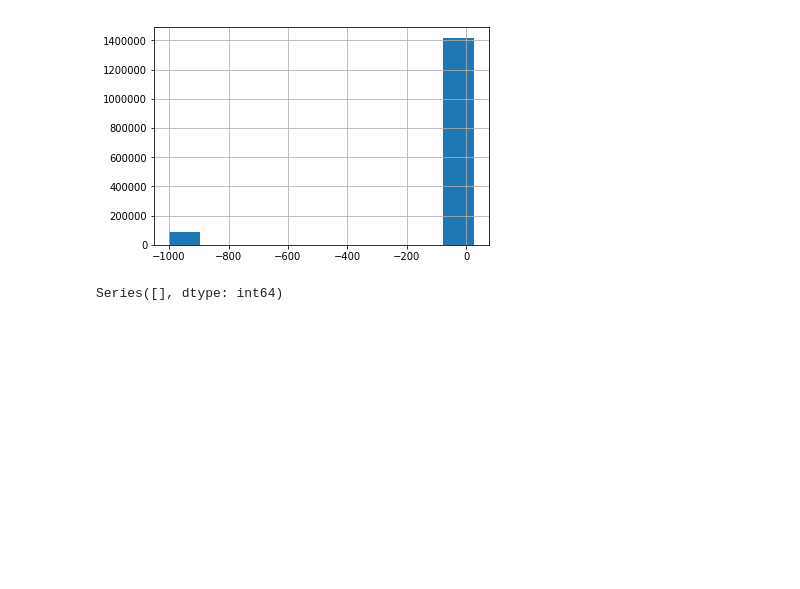
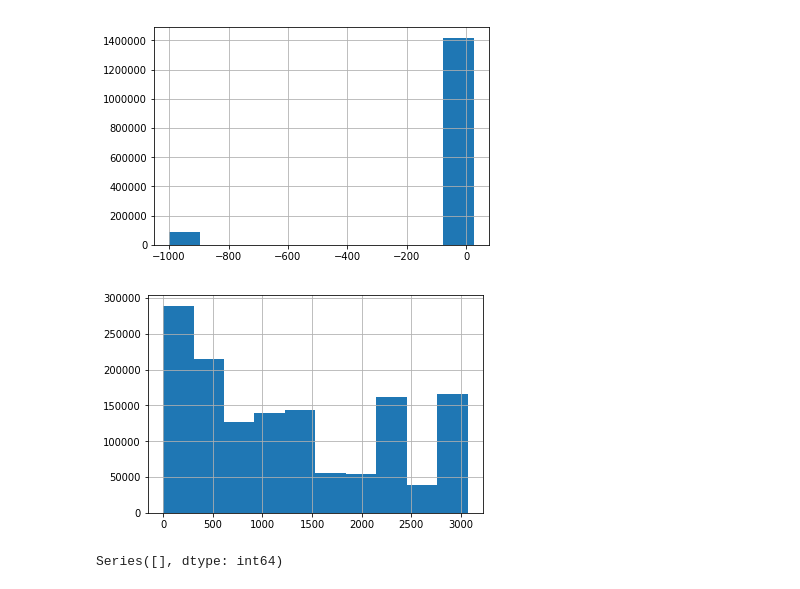
Before and after one commit to eriott/ml-trainings, a Jupyter notebook: Avito Demand Prediction/cat-features-tuning-xgboost.ipynb, the cells around one changed output. Cells and saved outputs as stored; diff of their text form; code cells hidden in the pictures; blank space fills up the shorter version.

```diff
--- a/Avito Demand Prediction/cat-features-tuning-xgboost.ipynb
+++ b/Avito Demand Prediction/cat-features-tuning-xgboost.ipynb
@@ -312,7 +280,9 @@ train['price'].hist();
 # %%
 # sns.countplot(train['city']);
 # %%
-# train['image_top_1'].hist();
+ train['image_top_1'].hist();
+# %% [output]
+[figure, added]
 # %%
 null_value_stats = train.isnull().sum(axis=0)
 null_value_stats[null_value_stats != 0]
```
Also changed, not shown: parts of 33 cells of this notebook.
